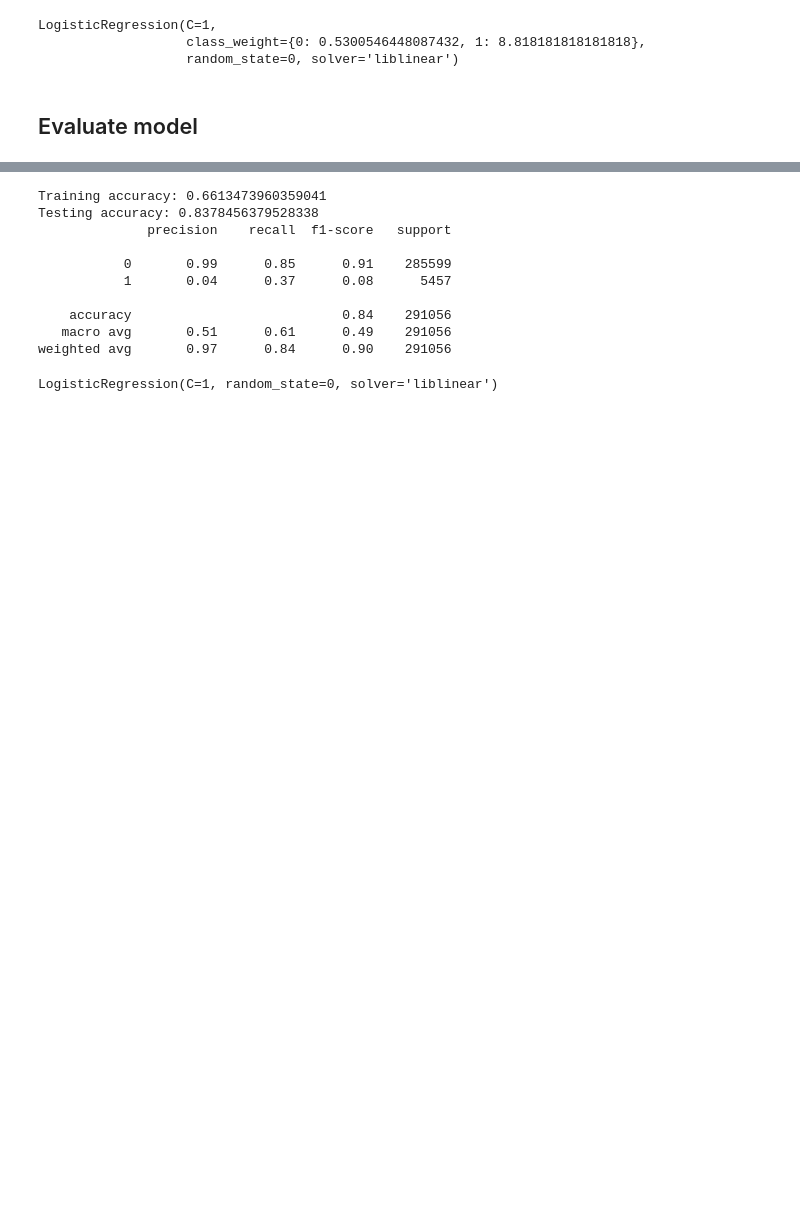
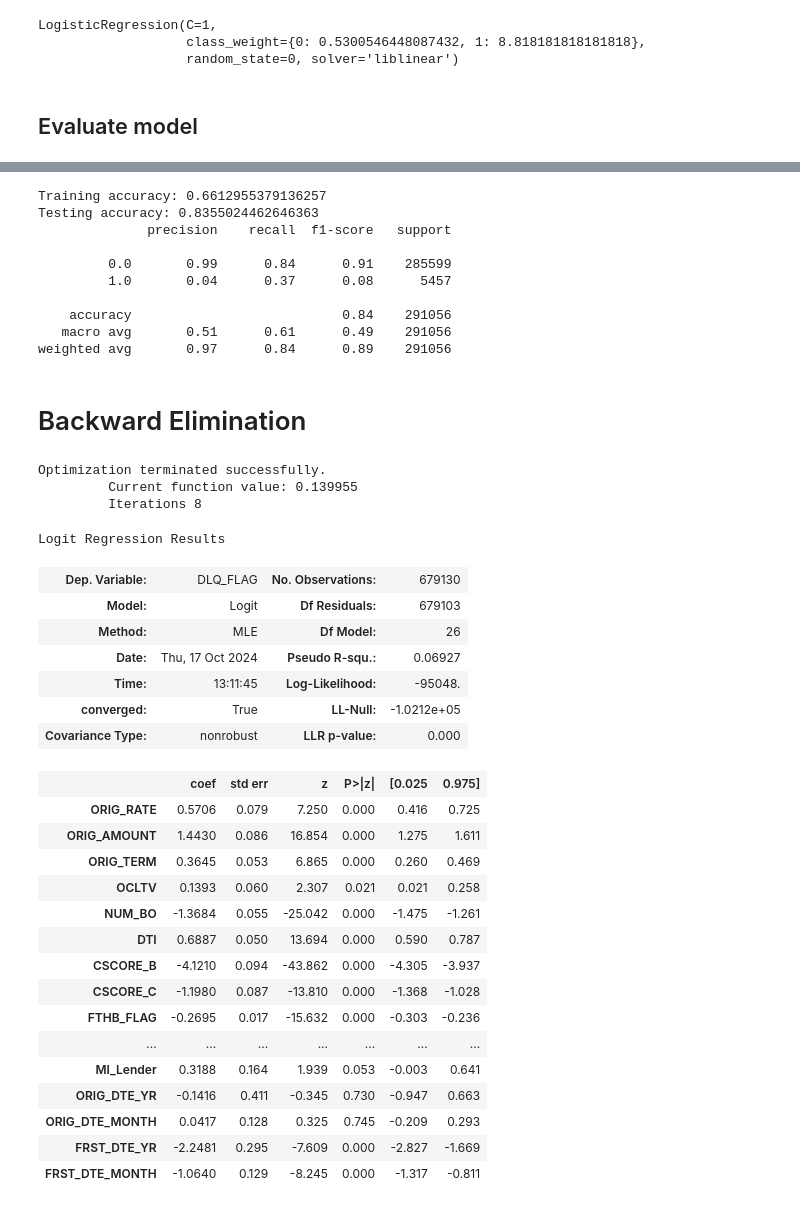
Before and after one commit to MIE479-2024/msf-capstone-crm, a Jupyter notebook: default_modelling/logistic_regression/logistic_regression.ipynb, the cells around one changed output, grey strips where cells are left out. Saved outputs shown, nothing was run; the diff lists cells and outputs as text; code cells hidden in the pictures; blank space fills up the shorter version.

Commit message:
try backward selection

```diff
--- a/default_modelling/logistic_regression/logistic_regression.ipynb
+++ b/default_modelling/logistic_regression/logistic_regression.ipynb
@@ -68,8 +69,8 @@ for col in ["DTI", "CSCORE_B", "CSCORE_C"]: #  this should be dealt in the pre-p
 print(sum(model_data.isna().sum()))
 
 #### Set X, Y matrices
-Y = model_data['DLQ_FLAG']
-X = model_data.drop(columns=['DLQ_FLAG'])
+Y = model_data['DLQ_FLAG'].astype('float')
+X = model_data.drop(columns=["MI_Investor","DLQ_FLAG"])
 # %% [output]
 A value is trying to be set on a copy of a slice from a DataFrame.
 Try using .loc[row_indexer,col_indexer] = value instead
@@ -228,20 +229,52 @@ LogisticRegression(C=1,
 ## SMOTE
 oversample = SMOTE()
 X_train_smote, Y_train_smote = oversample.fit_resample(X_train, Y_train)
-fit_logistic_regression(
+complete_model = fit_logistic_regression(
     [X_train_smote, Y_train_smote],
     [X_test, Y_test],
     # model_config={"C" : 100,}
 )
 # %% [output]
-Training accuracy: 0.6613473960359041
-Testing accuracy: 0.8378456379528338
+Training accuracy: 0.6612955379136257
+Testing accuracy: 0.8355024462646363
               precision    recall  f1-score   support
 
-           0       0.99      0.85      0.91    285599
-           1       0.04      0.37      0.08      5457
+         0.0       0.99      0.84      0.91    285599
+         1.0       0.04      0.37      0.08      5457
 
     accuracy                           0.84    291056
    macro avg       0.51      0.61      0.49    291056
-weighted avg       0.97      0.84      0.90    291056
+weighted avg       0.97      0.84      0.89    291056
-LogisticRegression(C=1, random_state=0, solver='liblinear')
+# %% [markdown]
+# Backward Elimination
+# %%
+model = sm.Logit(Y_train, X_train).fit()
+model.summary()
+# %% [output]
+Optimization terminated successfully.
+         Current function value: 0.139955
+         Iterations 8
+Logit Regression Results
+| Dep. Variable: | DLQ_FLAG | No. Observations: | 679130 |
+| Model: | Logit | Df Residuals: | 679103 |
+| Method: | MLE | Df Model: | 26 |
+| Date: | Thu, 17 Oct 2024 | Pseudo R-squ.: | 0.06927 |
+| Time: | 13:11:45 | Log-Likelihood: | -95048. |
+| converged: | True | LL-Null: | -1.0212e+05 |
+| Covariance Type: | nonrobust | LLR p-value: | 0.000 |
+|  | coef | std err | z | P>|z| | [0.025 | 0.975] |
+| ORIG_RATE | 0.5706 | 0.079 | 7.250 | 0.000 | 0.416 | 0.725 |
+| ORIG_AMOUNT | 1.4430 | 0.086 | 16.854 | 0.000 | 1.275 | 1.611 |
+| ORIG_TERM | 0.3645 | 0.053 | 6.865 | 0.000 | 0.260 | 0.469 |
+| OCLTV | 0.1393 | 0.060 | 2.307 | 0.021 | 0.021 | 0.258 |
+| NUM_BO | -1.3684 | 0.055 | -25.042 | 0.000 | -1.475 | -1.261 |
+| DTI | 0.6887 | 0.050 | 13.694 | 0.000 | 0.590 | 0.787 |
+| CSCORE_B | -4.1210 | 0.094 | -43.862 | 0.000 | -4.305 | -3.937 |
+| CSCORE_C | -1.1980 | 0.087 | -13.810 | 0.000 | -1.368 | -1.028 |
+| FTHB_FLAG | -0.2695 | 0.017 | -15.632 | 0.000 | -0.303 | -0.236 |
+| ... | ... | ... | ... | ... | ... | ... |
+| MI_Lender | 0.3188 | 0.164 | 1.939 | 0.053 | -0.003 | 0.641 |
+| ORIG_DTE_YR | -0.1416 | 0.411 | -0.345 | 0.730 | -0.947 | 0.663 |
+| ORIG_DTE_MONTH | 0.0417 | 0.128 | 0.325 | 0.745 | -0.209 | 0.293 |
+| FRST_DTE_YR | -2.2481 | 0.295 | -7.609 | 0.000 | -2.827 | -1.669 |
+| FRST_DTE_MONTH | -1.0640 | 0.129 | -8.245 | 0.000 | -1.317 | -0.811 |
```
Also changed, not shown: parts of 5 cells of this notebook.
